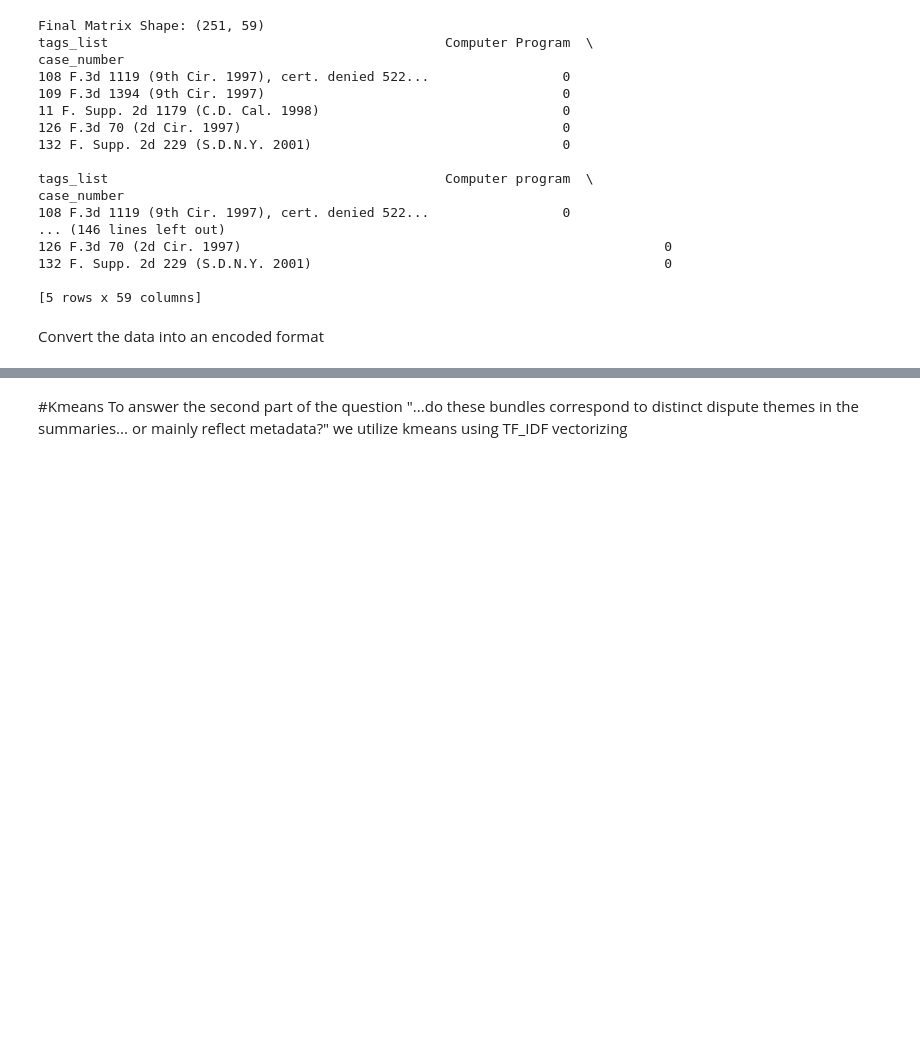
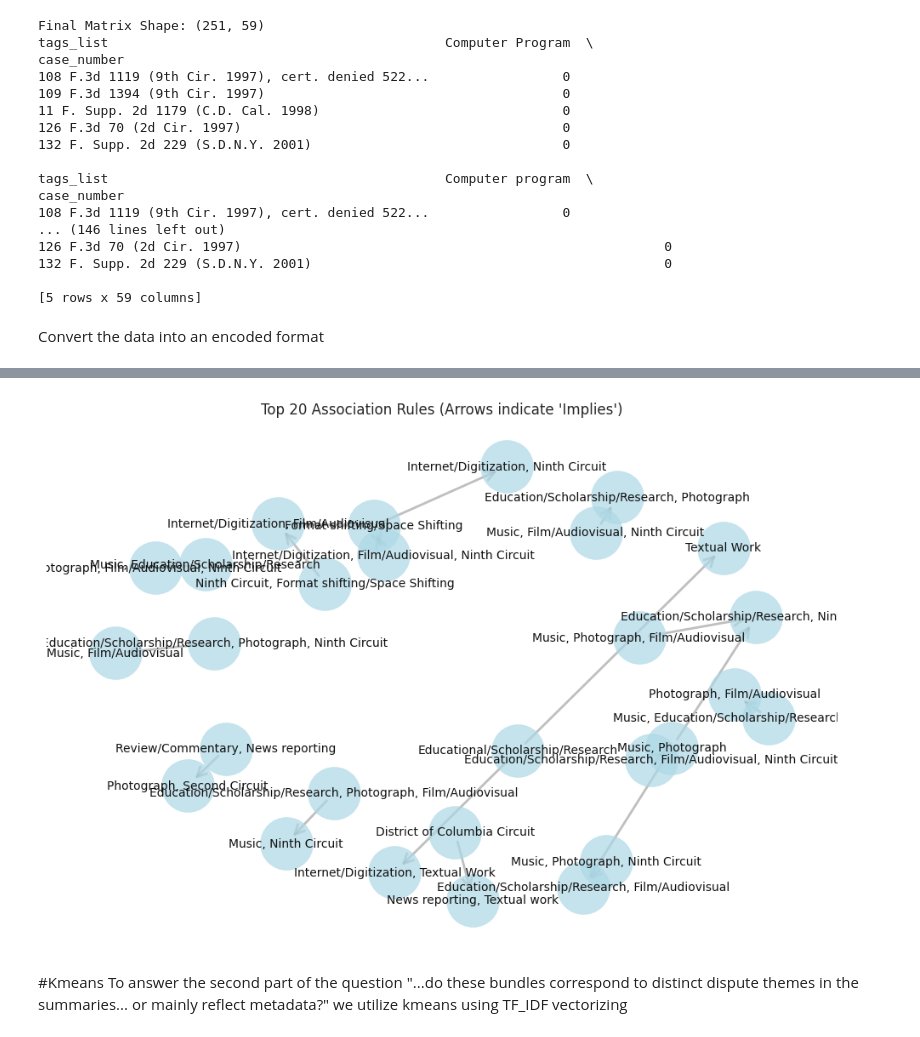
Before and after one commit to mqanaq/BA820-B1-Team13, a Jupyter notebook: Danish_Azmi/M2_Assignment_Danish.ipynb, the cells around one changed output, grey strips where cells are left out. Cells and saved outputs as stored; diff of their text form; code cells hidden in the pictures; blank space fills up the shorter version.

```diff
--- a/Danish_Azmi/M2_Assignment_Danish.ipynb
+++ b/Danish_Azmi/M2_Assignment_Danish.ipynb
@@ -527,3 +552,30 @@ rules_filtered.sort_values(by=["confidence", "lift"], ascending=False)
+# %%
+G = nx.DiGraph() # Directed Graph because rules go A -> B
+
+top_rules = rules_filtered.sort_values('lift', ascending=False).head(20)
+
+for i, row in top_rules.iterrows():
+    # Convert frozensets to strings
+    ant = ", ".join(list(row['antecedents']))
+    con = ", ".join(list(row['consequents']))
+
+    G.add_edge(ant, con, weight=row['lift'])
+
+plt.figure(figsize=(12, 8))
+pos = nx.spring_layout(G, k=1)
+
+nx.draw_networkx_nodes(G, pos, node_size=2000, node_color='lightblue', alpha=0.7)
+
+nx.draw_networkx_edges(G, pos, width=2, alpha=0.5, edge_color='gray', arrowstyle='->', arrowsize=20)
+
+# Draw labels
+nx.draw_networkx_labels(G, pos, font_size=10, font_family="sans-serif")
+
+plt.title("Top 20 Association Rules (Arrows indicate 'Implies')")
+plt.axis('off')
+plt.show()
+# %% [output]
+[figure, added]
 # %% [markdown]
 #Kmeans
 To answer the second part of the question "...do these bundles correspond to distinct dispute themes in the summaries... or mainly reflect metadata?" we utilize kmeans using TF_IDF vectorizing
```
Also changed, not shown: parts of 15 cells of this notebook.
